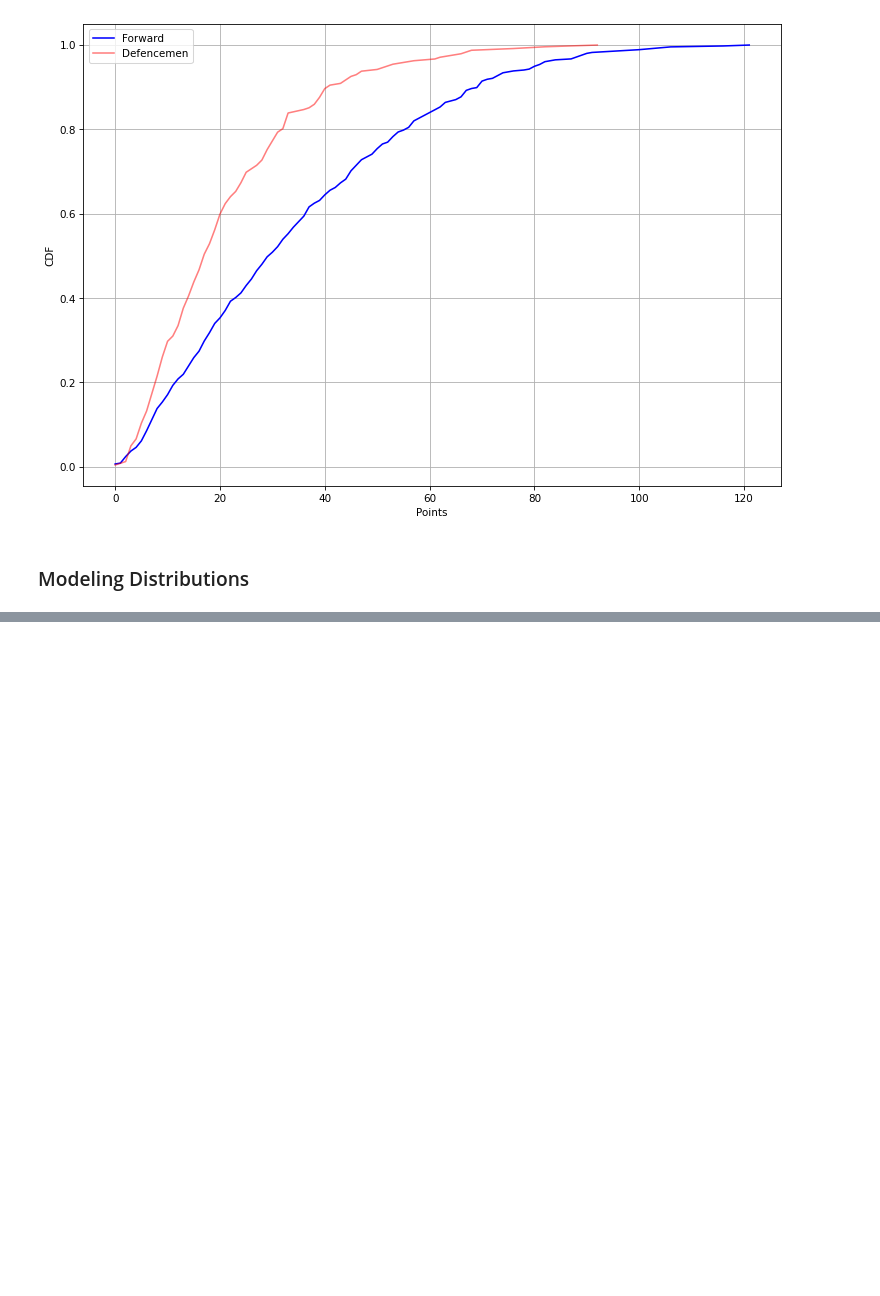
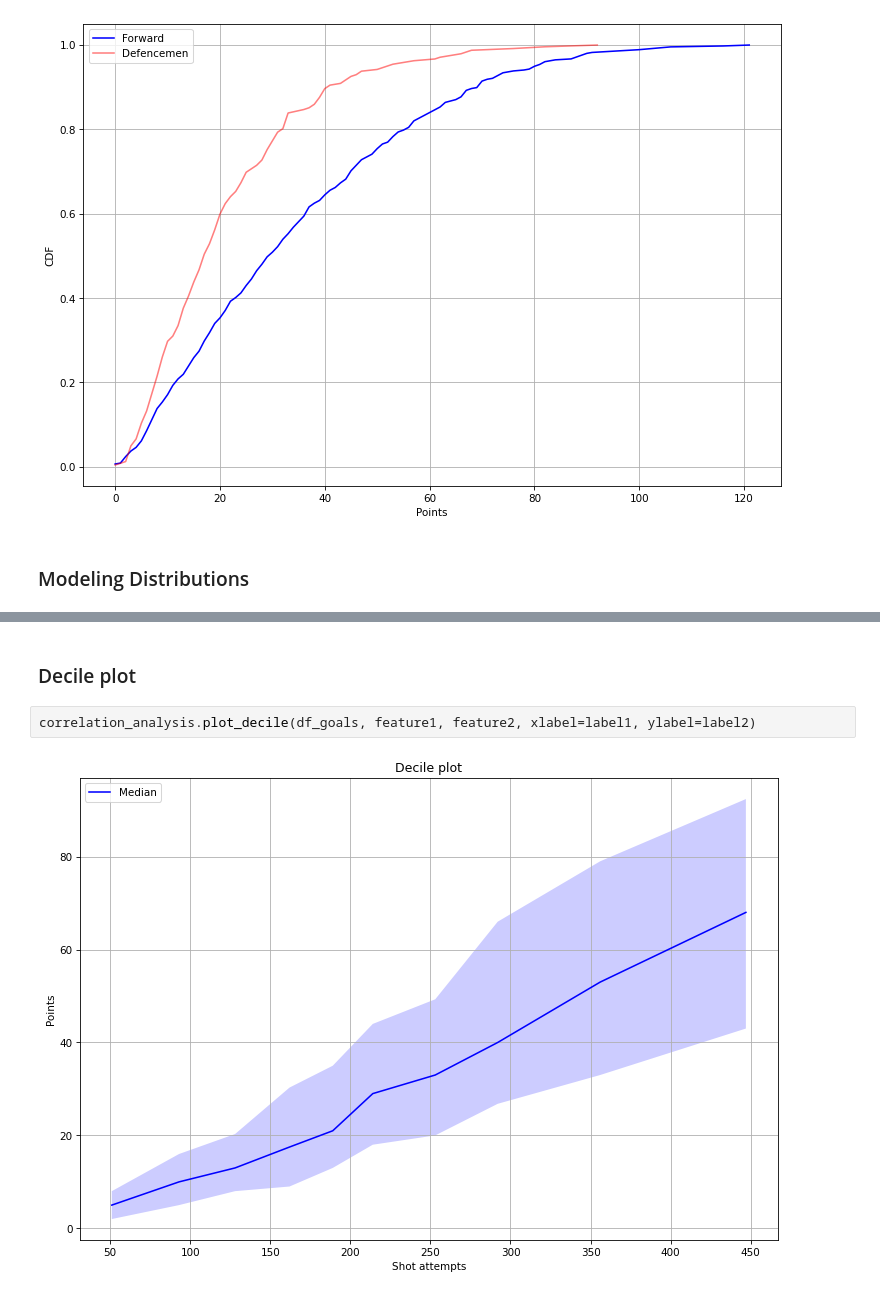
Before and after one commit to thedanicode24/moneypuck-data, a Jupyter notebook: skaters/points.ipynb, the cells around one changed output, grey strips where cells are left out. Cells and saved outputs as stored; diff of their text form; blank space fills up the shorter version.

```diff
--- a/skaters/points.ipynb
+++ b/skaters/points.ipynb
@@ -179,0 +206,6 @@ negative_binomial_utils.plot_negative_binomial(
+# %% [markdown]
+### Decile plot
+# %%
+correlation_analysis.plot_decile(df_goals, feature1, feature2, xlabel=label1, ylabel=label2)
+# %% [output]
+[figure, added]
```
Also changed, not shown: parts of 21 cells of this notebook, 2 other files.
